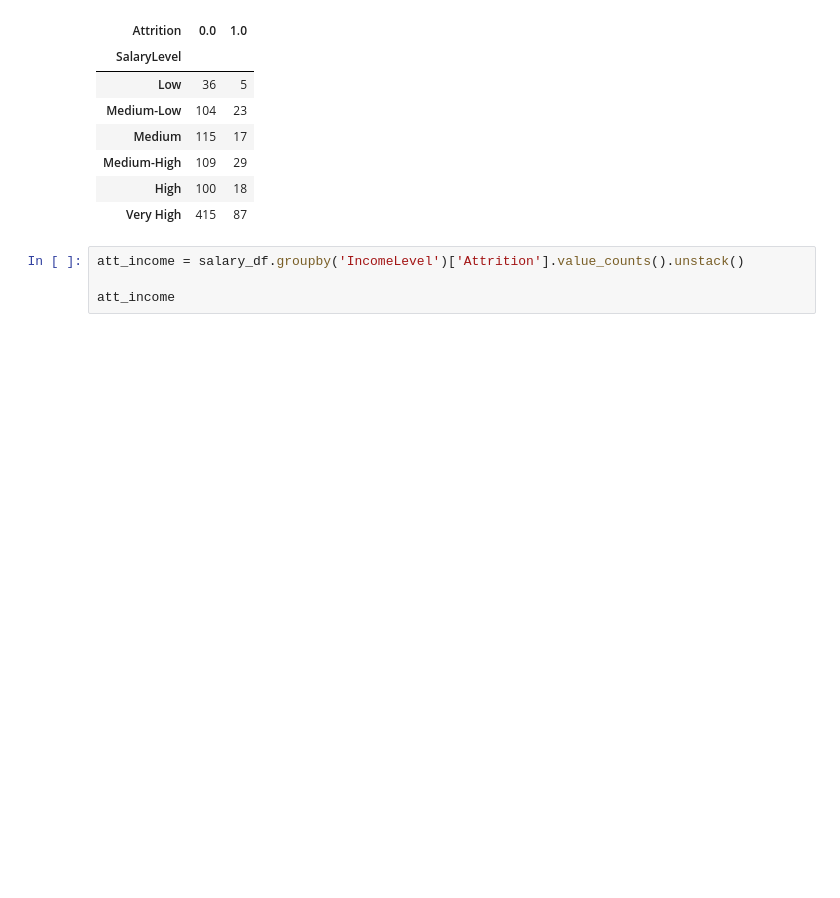
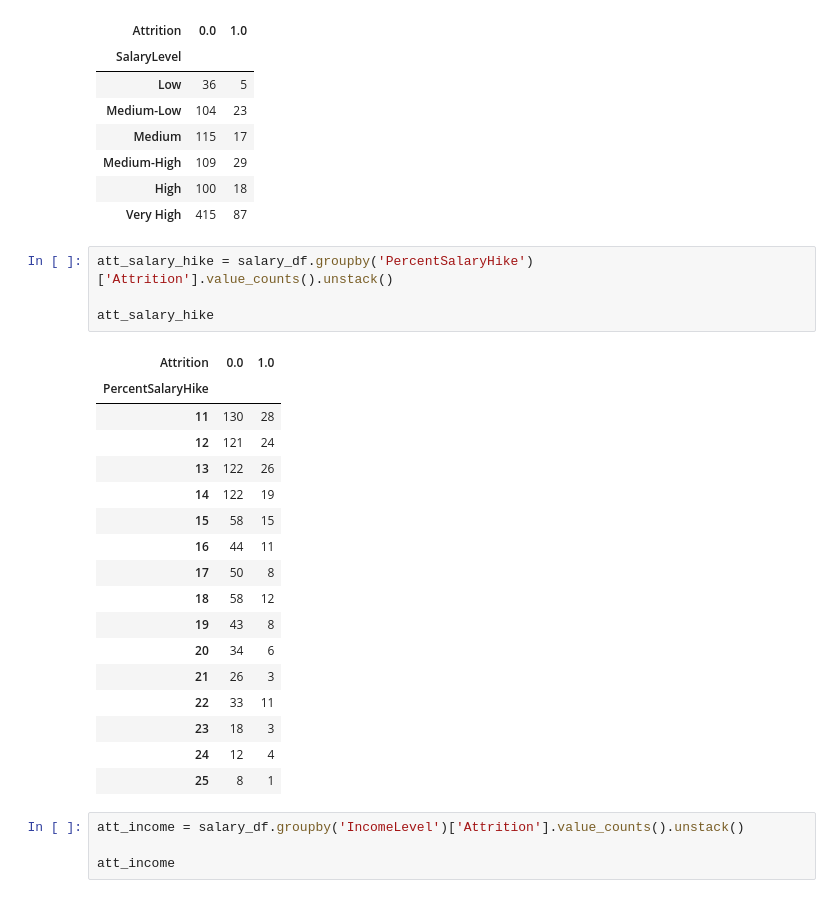
Before and after one commit to Sulbae/HR-Dashboard, a Jupyter notebook: notebook.ipynb, the cells around one changed output. Drawn from its saved outputs; the diff is of its cells as text; blank space fills up the shorter version.

```diff
--- a/notebook.ipynb
+++ b/notebook.ipynb
@@ -419,6 +419,28 @@ att_salary
 | Medium-High | 109 | 29 |
 | High | 100 | 18 |
 | Very High | 415 | 87 |
+# %%
+att_salary_hike = salary_df.groupby('PercentSalaryHike')['Attrition'].value_counts().unstack()
+
+att_salary_hike
+# %% [output]
+| Attrition | 0.0 | 1.0 |
+| PercentSalaryHike |  |  |
+| 11 | 130 | 28 |
+| 12 | 121 | 24 |
+| 13 | 122 | 26 |
+| 14 | 122 | 19 |
+| 15 | 58 | 15 |
+| 16 | 44 | 11 |
+| 17 | 50 | 8 |
+| 18 | 58 | 12 |
+| 19 | 43 | 8 |
+| 20 | 34 | 6 |
+| 21 | 26 | 3 |
+| 22 | 33 | 11 |
+| 23 | 18 | 3 |
+| 24 | 12 | 4 |
+| 25 | 8 | 1 |
 # %%
 att_income = salary_df.groupby('IncomeLevel')['Attrition'].value_counts().unstack()
 
```
Also changed, not shown: parts of 6 cells of this notebook.
